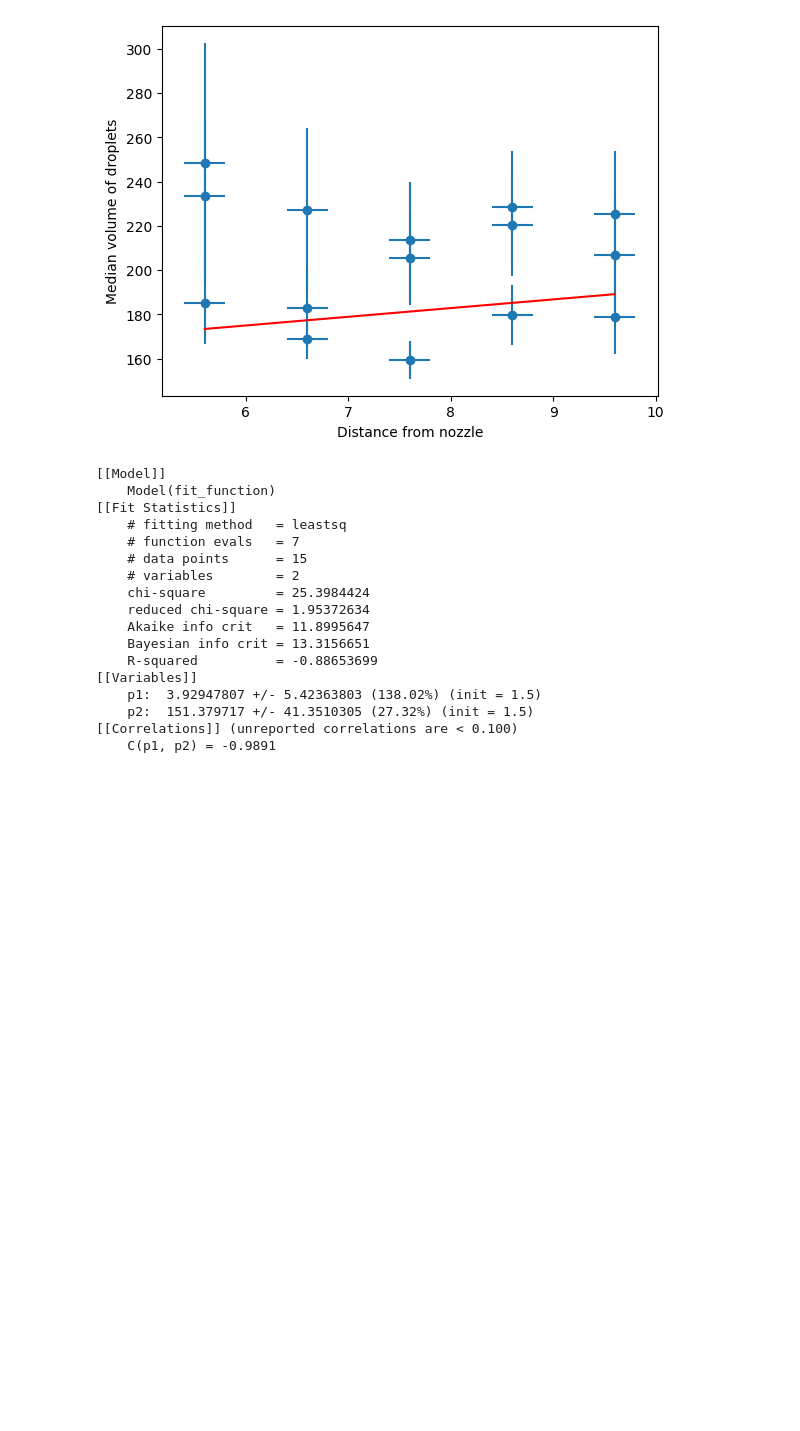
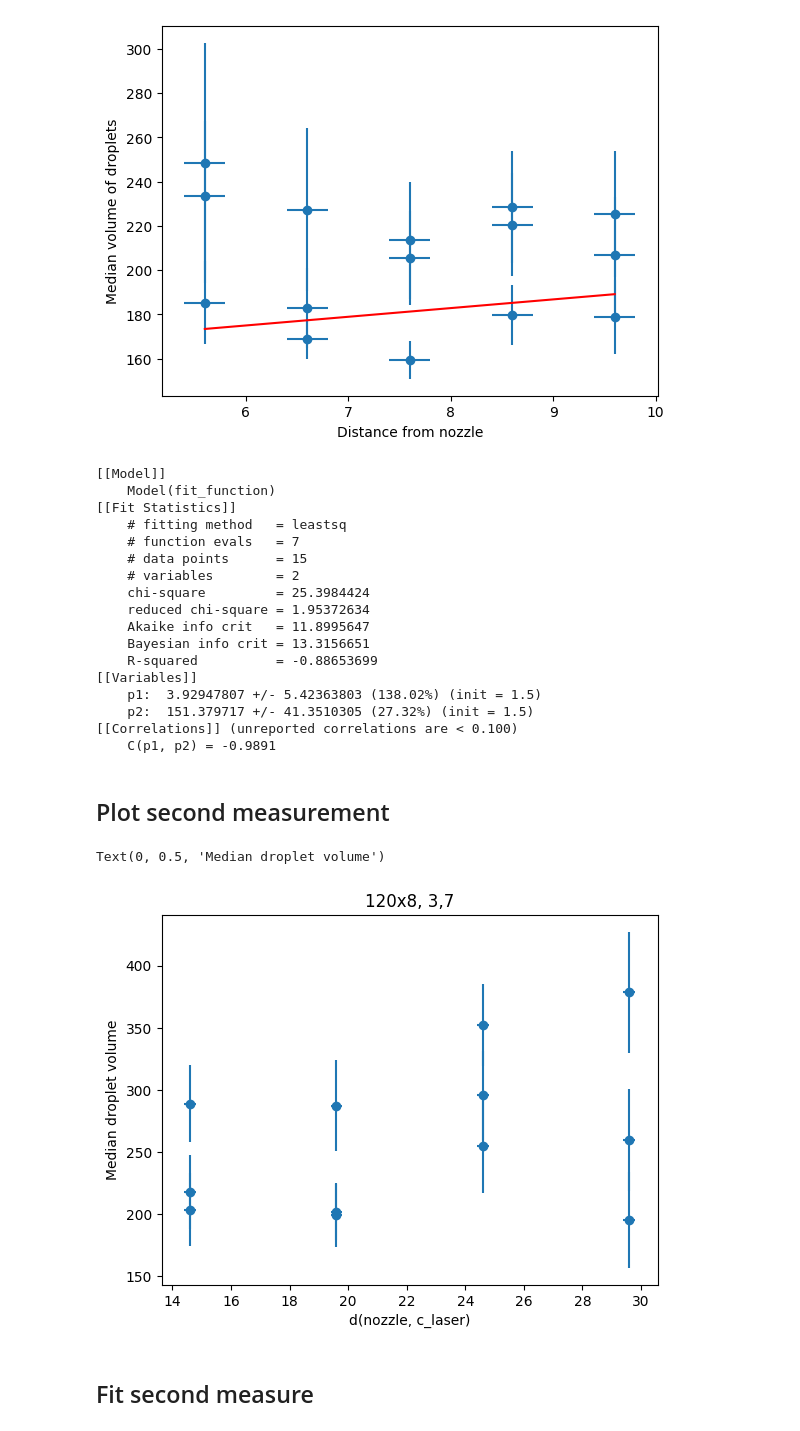
Before and after one commit to Trystan-Git/PNS-group-23--Dynamics-of-coalescence-events-in-spray-clouds, a Jupyter notebook: Data-analysis_day3.ipynb, the cells around one changed output. Saved outputs shown, nothing was run; the diff lists cells and outputs as text; code cells hidden in the pictures; blank space fills up the shorter version.

```diff
--- a/Data-analysis_day3.ipynb
+++ b/Data-analysis_day3.ipynb
@@ -9,9 +9,20 @@ from lmfit import models
 # %% [markdown]
 ### Data from measurements
 # %%
+#First measurements
+
 dist_noz = [5.6,5.6,5.6,6.6,6.6,6.6,7.6,7.6,7.6,8.6,8.6,8.6,9.6,9.6,9.6,]
 med_vol = [185.309967041,233.603973389,248.303009033,168.871261597,182.77796936,227.372680664,213.433013916,205.360137939,159.382064819,179.57963562,228.407089233,220.441680908,178.961242676,225.229476929,207.024429321]
 
+#Second measurements
 
-print(len(dist_noz),len(med_vol))
+dist_noz2 = [14.6, 14.6, 14.6, 19.6, 19.6, 19.6, 24.6, 24.6, 24.6, 29.6, 29.6, 29.6]
+med_vol2 = [218.053482056, 203.824478149, 288.871520996, 199.194839478, 287.242156982, 202.166030884, 295.660003662, 255.159286499, 352.483734131, 195.687957764, 378.388549805, 260.056274414]
+
+#Total
+
+dist_noz_tot = [5.6,5.6,5.6,6.6,6.6,6.6,7.6,7.6,7.6,8.6,8.6,8.6,9.6,9.6,9.6,14.6, 14.6, 14.6, 19.6, 19.6, 19.6, 24.6, 24.6, 24.6, 29.6, 29.6, 29.6]
+med_vol_tot = [185.309967041,233.603973389,248.303009033,168.871261597,182.77796936,227.372680664,213.433013916,205.360137939,159.382064819,179.57963562,228.407089233,220.441680908,178.961242676,225.229476929,207.024429321, 218.053482056, 203.824478149, 288.871520996, 199.194839478, 287.242156982, 202.166030884, 295.660003662, 255.159286499, 352.483734131, 195.687957764, 378.388549805, 260.056274414]
+
+print(len(dist_noz_tot),len(med_vol_tot))
 # %% [output]
@@ -19,9 +30,20 @@ print(len(dist_noz),len(med_vol))
 # %% [markdown]
 ## Faults
 # %%
+#Faults first measurements
+
 err_dist_noz = [0.2]*15
 err_med_vol = [18.6572856903,33.7856254578,54.365020752, 8.93819904327,18.123085022,36.7641181946,26.54155159,21.3621444702,8.58355808258,13.638338089,25.2518672943,23.2559738159,16.7435188293,28.5867786407,25.8330287933]
 
+#Faults second measurements
 
-print(len(err_dist_noz),len(err_med_vol))
+err_dist_noz2 = [0.2]*12
+err_med_vol2 = [29.673204422, 29.4546356201, 30.9118824005, 25.4285373688, 36.485786438, 22.9062271118, 35.8325424194, 37.772731781, 32.9526481628,  38.6901092529, 48.8066749573, 40.9168815613]
+
+#Faults total
+
+err_dist_noz_tot = [0.2]*27
+err_med_vol_tot = [18.6572856903,33.7856254578,54.365020752, 8.93819904327,18.123085022,36.7641181946,26.54155159,21.3621444702,8.58355808258,13.638338089,25.2518672943,23.2559738159,16.7435188293,28.5867786407,25.8330287933,29.673204422, 29.4546356201, 30.9118824005, 25.4285373688, 36.485786438, 22.9062271118, 35.8325424194, 37.772731781, 32.9526481628,  38.6901092529, 48.8066749573, 40.9168815613]
+
+print(len(err_dist_noz_tot),len(err_med_vol_tot))
 # %% [output]
@@ -83,3 +105,18 @@ print(fit_result.fit_report())
     p2:  151.379717 +/- 41.3510305 (27.32%) (init = 1.5)
 [[Correlations]] (unreported correlations are < 0.100)
     C(p1, p2) = -0.9891
+# %% [markdown]
+## Plot second measurement
+# %%
+plt.figure()
+
+plt.errorbar(dist_noz2, med_vol2, xerr=err_dist_noz2, yerr=err_med_vol2, fmt='o')
+
+plt.title(r"120x8, 3,7")
+plt.xlabel(r"d(nozzle, c_laser)")
+plt.ylabel(r"Median droplet volume")
+# %% [output]
+Text(0, 0.5, 'Median droplet volume')
+[figure, added]
+# %% [markdown]
+## Fit second measure
```
Also changed, not shown: parts of 17 cells of this notebook.
